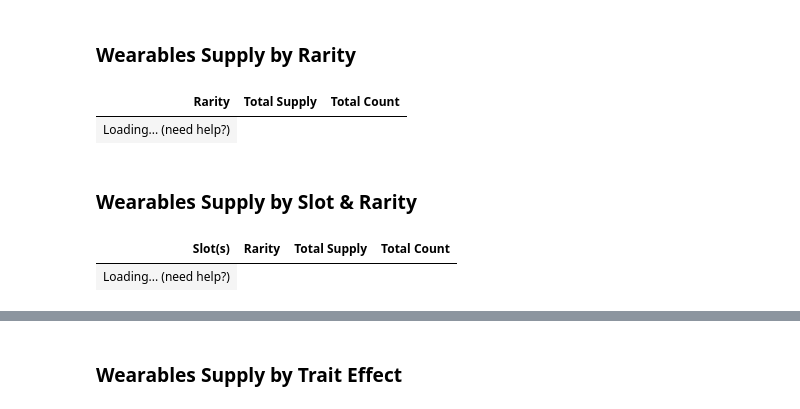
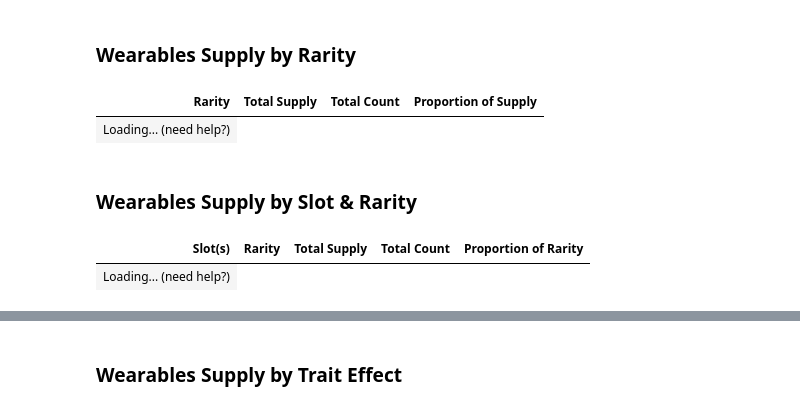
Before and after one commit to mikey-jay/aavegotchi-wearables-report, a Jupyter notebook: wearables_dashboard.ipynb, the cells around one changed output, grey strips where cells are left out. Cells and saved outputs as stored; diff of their text form; code cells hidden in the pictures.

```diff
--- a/wearables_dashboard.ipynb
+++ b/wearables_dashboard.ipynb
@@ -264,11 +234,18 @@ def get_num_wearables_by_column(column_name):
 def get_supply_and_count_by_column(column_name):
     return get_supply_by_column(column_name).join(get_num_wearables_by_column(column_name)['count']).rename(columns=column_name_mappings)
 
+
+
 total_supply_df = pd.DataFrame({column_name_mappings['maxQuantity']: [np.sum(wearable_types_df['maxQuantity'])], column_name_mappings['count']: [np.count_nonzero(wearable_types_df['count'])]})
 supply_by_name_df = get_supply_and_count_by_column('name')
 supply_by_slot_df = get_supply_and_count_by_column('slotNames')
 supply_by_rarity_df = get_supply_and_count_by_column('rarity')
+supply_column = column_name_mappings['maxQuantity']
+rarity_column = column_name_mappings['rarity']
+slot_column = column_name_mappings['slotNames']
+supply_by_rarity_df['Proportion of Supply'] = supply_by_rarity_df.apply(lambda row: row[supply_column] / supply_by_rarity_df[supply_column].sum() * 100, axis=1)
 supply_by_slot_rarity_df = get_supply_and_count_by_column(['slotNames', 'rarity'])
+supply_by_slot_rarity_df['Proportion of Rarity'] = supply_by_slot_rarity_df.apply(lambda row: row[supply_column] / supply_by_rarity_df[supply_by_rarity_df[rarity_column] == row[rarity_column]][supply_column].sum() * 100, axis=1)
 get_supply_df_by_trait_effect = lambda trait: get_supply_and_count_by_column(['{t} Effect'.format(t=trait)]).replace('', np.NaN).dropna()
 metrics=[column_name_mappings['maxQuantity'], column_name_mappings['count']]
 # %% [markdown]
@@ -294,14 +271,14 @@ for row in range(0,len(metrics)):
 # %% [markdown]
 ### Wearables Supply by Rarity
 # %%
-show_itable(supply_by_rarity_df, order=[[1, 'desc']])
+show_itable(supply_by_rarity_df, order=[[1, 'desc']], column_formats={'Proportion of Supply': '{:,.3f} %'})
 # %% [output]
-| Rarity | Total Supply | Total Count |
+| Rarity | Total Supply | Total Count | Proportion of Supply |
 | Loading... (need help?) |
 # %% [markdown]
 ### Wearables Supply by Slot & Rarity
 # %%
-show_itable_long(supply_by_slot_rarity_df, order=[[0, 'asc'],[2, 'desc']])
+show_itable_long(supply_by_slot_rarity_df, order=[[0, 'asc'],[2, 'desc']], column_formats={'Proportion of Rarity': '{:,.1f} %'})
 # %% [output]
-| Slot(s) | Rarity | Total Supply | Total Count |
+| Slot(s) | Rarity | Total Supply | Total Count | Proportion of Rarity |
 | Loading... (need help?) |
```
Also changed, not shown: parts of 19 cells of this notebook.
